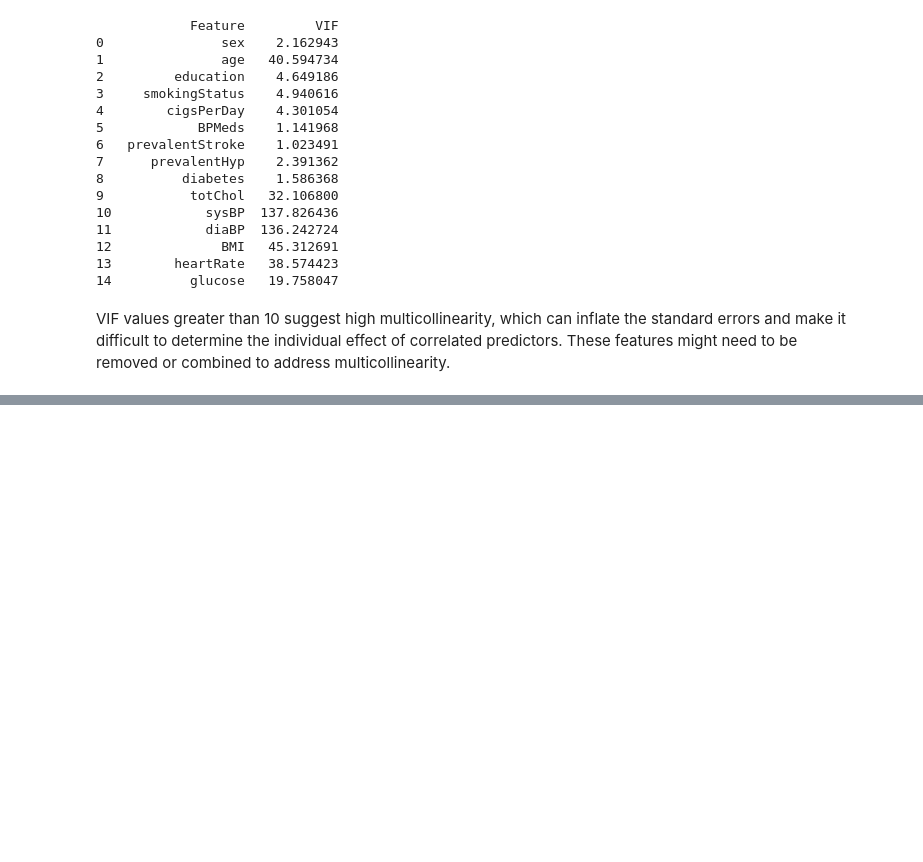
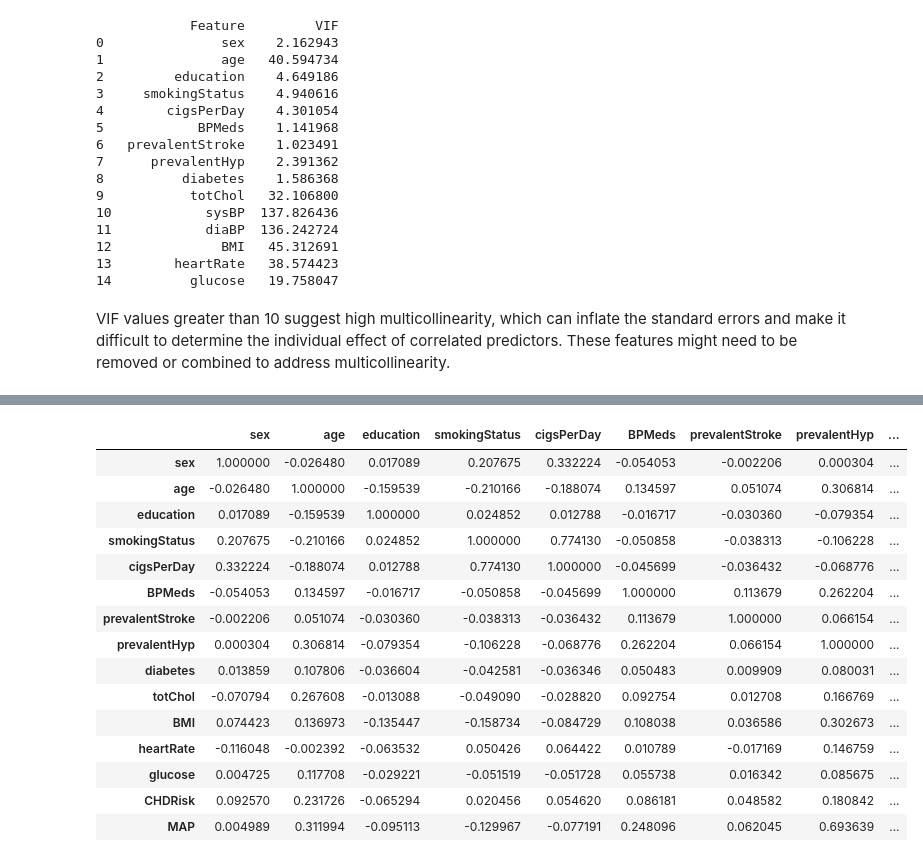
Before and after one commit to TyliOnel/Project_4-Group_5-Heart_Health, a Jupyter notebook: Data_exploration.ipynb, the cells around one changed output, grey strips where cells are left out. Cells and saved outputs as stored; diff of their text form; code cells hidden in the pictures; blank space fills up the shorter version.

```diff
--- a/Data_exploration.ipynb
+++ b/Data_exploration.ipynb
@@ -223,0 +270,19 @@ VIF values greater than 10 suggest high multicollinearity, which can inflate the
+# %%
+corr_matrix
+# %% [output]
+|  | sex | age | education | smokingStatus | cigsPerDay | BPMeds | prevalentStroke | prevalentHyp | ... |
+| sex | 1.000000 | -0.026480 | 0.017089 | 0.207675 | 0.332224 | -0.054053 | -0.002206 | 0.000304 | ... |
+| age | -0.026480 | 1.000000 | -0.159539 | -0.210166 | -0.188074 | 0.134597 | 0.051074 | 0.306814 | ... |
+| education | 0.017089 | -0.159539 | 1.000000 | 0.024852 | 0.012788 | -0.016717 | -0.030360 | -0.079354 | ... |
+| smokingStatus | 0.207675 | -0.210166 | 0.024852 | 1.000000 | 0.774130 | -0.050858 | -0.038313 | -0.106228 | ... |
+| cigsPerDay | 0.332224 | -0.188074 | 0.012788 | 0.774130 | 1.000000 | -0.045699 | -0.036432 | -0.068776 | ... |
+| BPMeds | -0.054053 | 0.134597 | -0.016717 | -0.050858 | -0.045699 | 1.000000 | 0.113679 | 0.262204 | ... |
+| prevalentStroke | -0.002206 | 0.051074 | -0.030360 | -0.038313 | -0.036432 | 0.113679 | 1.000000 | 0.066154 | ... |
+| prevalentHyp | 0.000304 | 0.306814 | -0.079354 | -0.106228 | -0.068776 | 0.262204 | 0.066154 | 1.000000 | ... |
+| diabetes | 0.013859 | 0.107806 | -0.036604 | -0.042581 | -0.036346 | 0.050483 | 0.009909 | 0.080031 | ... |
+| totChol | -0.070794 | 0.267608 | -0.013088 | -0.049090 | -0.028820 | 0.092754 | 0.012708 | 0.166769 | ... |
+| BMI | 0.074423 | 0.136973 | -0.135447 | -0.158734 | -0.084729 | 0.108038 | 0.036586 | 0.302673 | ... |
+| heartRate | -0.116048 | -0.002392 | -0.063532 | 0.050426 | 0.064422 | 0.010789 | -0.017169 | 0.146759 | ... |
+| glucose | 0.004725 | 0.117708 | -0.029221 | -0.051519 | -0.051728 | 0.055738 | 0.016342 | 0.085675 | ... |
+| CHDRisk | 0.092570 | 0.231726 | -0.065294 | 0.020456 | 0.054620 | 0.086181 | 0.048582 | 0.180842 | ... |
+| MAP | 0.004989 | 0.311994 | -0.095113 | -0.129967 | -0.077191 | 0.248096 | 0.062045 | 0.693639 | ... |
```
Also changed, not shown: parts of 9 cells of this notebook.
